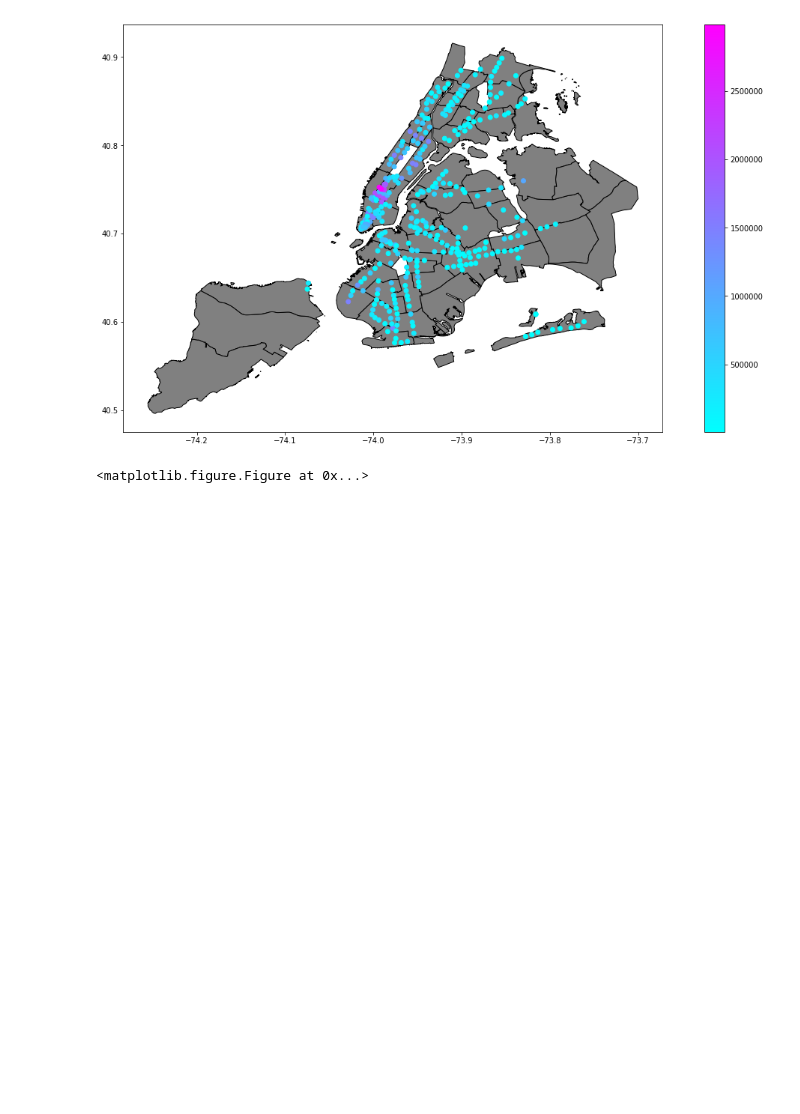
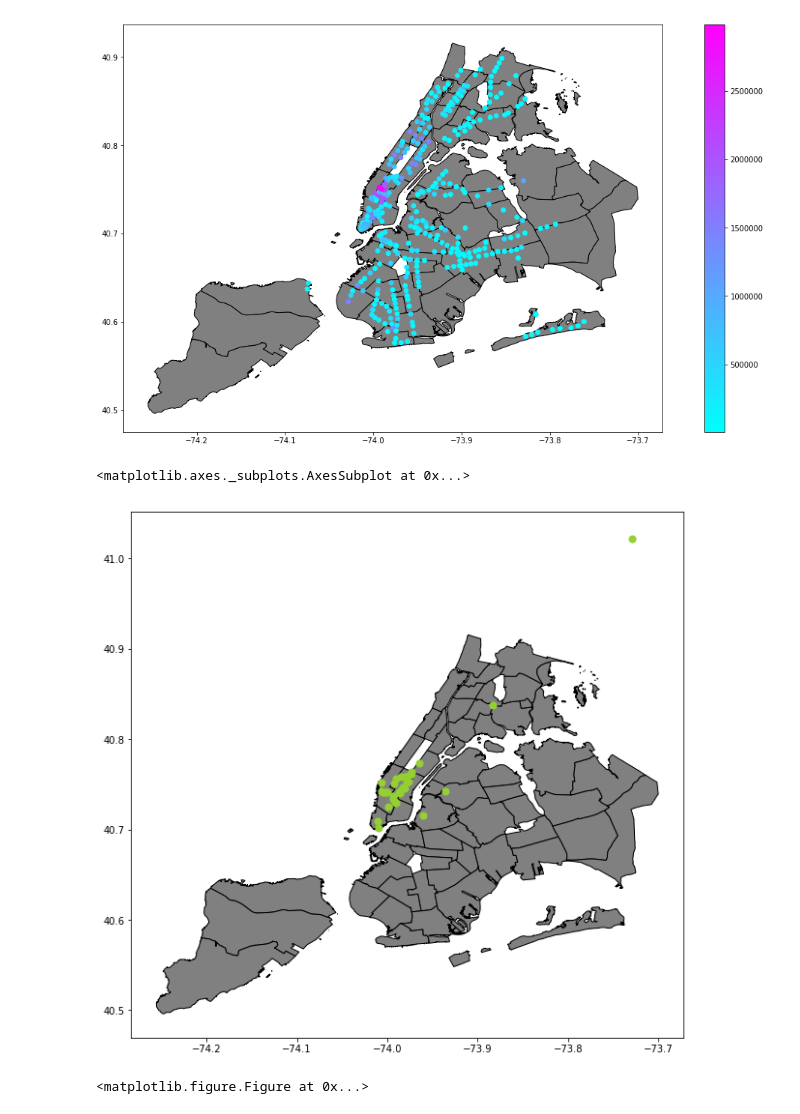
Before and after one commit to nalehc/gala_flyer_locations, a Jupyter notebook: geopandas_subway.ipynb, the cells around one changed output. Drawn from its saved outputs; the diff is of its cells as text; code cells hidden in the pictures; blank space fills up the shorter version.

```diff
--- a/geopandas_subway.ipynb
+++ b/geopandas_subway.ipynb
@@ -18,8 +18,9 @@ stops = entries[entries['ENTRIES'].notnull()]
 stops.to_csv('Subway Entrances1.csv')
 # %%
 
-census = gpd.read_file("2010gendercensus.geojson")
-entrances = gpd.read_file("Subway Entrances.geojson")
+census = gpd.read_file('2010gendercensus.geojson')
+entrances = gpd.read_file('Subway Entrances.geojson')
+companies = gpd.read_file('companies.geojson')
 # %%
 base = census.plot(column = '% of Max', colormap = "PuRd", edgecolor='black', legend = "True")
 # %% [output]
@@ -30,4 +31,10 @@ entrances.plot(ax = geobase, column = 'DAILY_ENTRIES', cmap = 'cool', legend = '
 # %% [output]
 <matplotlib.axes._subplots.AxesSubplot at 0x...>
 [figure]
+# %%
+geobase = census.plot(column = '% of Max', color = 'grey', edgecolor='black')
+companies.plot(ax = geobase, marker='o', color='#94d032', markersize=50)
+# %% [output]
+<matplotlib.axes._subplots.AxesSubplot at 0x...>
+[figure, added]
 # %%
```
Also changed, not shown: parts of 1 cell of this notebook.
